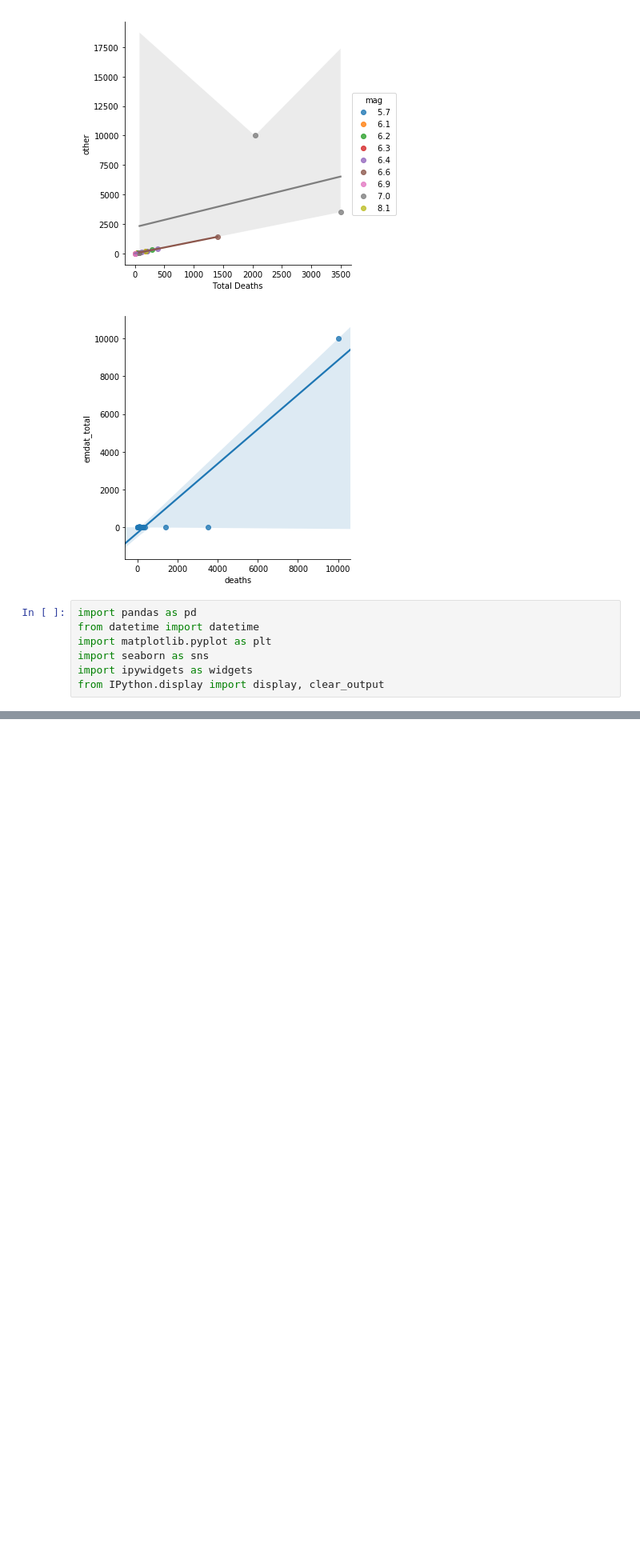
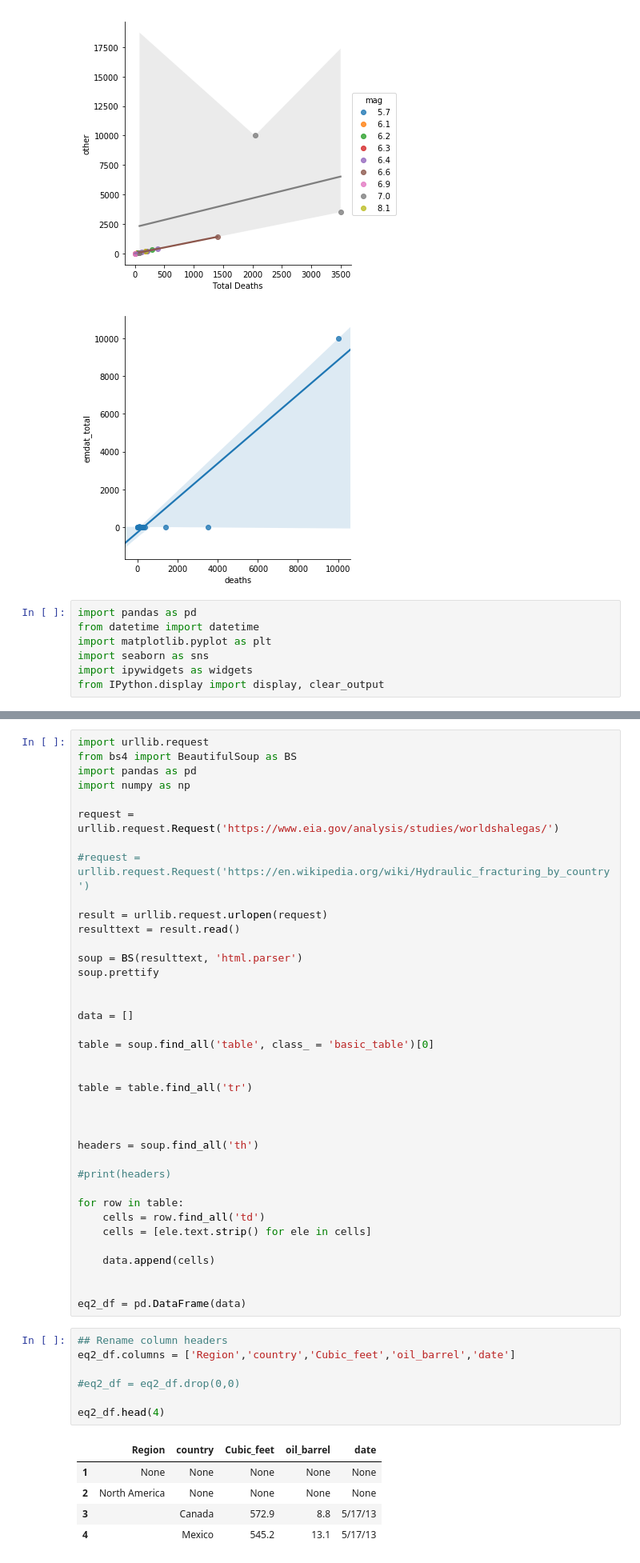
Before and after one commit to shrutijalewar/data-question-3-xtreme-united, a Jupyter notebook: Assigment3.ipynb, the cells around one changed output, grey strips where cells are left out. Shown at 80% size. Cells and saved outputs as stored; diff of their text form; blank space fills up the shorter version.

```diff
--- a/Assigment3.ipynb
+++ b/Assigment3.ipynb
@@ -319,0 +307,51 @@ base = world.plot(column = 'NAME', legend = False, ax = ax, cmap = 'Set2', marke
+# %%
+import urllib.request
+from bs4 import BeautifulSoup as BS
+import pandas as pd
+import numpy as np
+
+request = urllib.request.Request('https://www.eia.gov/analysis/studies/worldshalegas/')
+
+#request = urllib.request.Request('https://en.wikipedia.org/wiki/Hydraulic_fracturing_by_country')
+
+result = urllib.request.urlopen(request)
+resulttext = result.read()
+
+soup = BS(resulttext, 'html.parser')
+soup.prettify
+
+
+data = []
+
+table = soup.find_all('table', class_ = 'basic_table')[0]
+
+
+table = table.find_all('tr')
+
+
+
+headers = soup.find_all('th')
+
+#print(headers)
+
+for row in table:
+    cells = row.find_all('td')
+    cells = [ele.text.strip() for ele in cells]
+
+    data.append(cells)
+
+
+eq2_df = pd.DataFrame(data)
+# %%
+## Rename column headers
+eq2_df.columns = ['Region','country','Cubic_feet','oil_barrel','date']
+
+#eq2_df = eq2_df.drop(0,0)
+
+eq2_df.head(4)
+# %% [output]
+|  | Region | country | Cubic_feet | oil_barrel | date |
+| 1 | None | None | None | None | None |
+| 2 | North America | None | None | None | None |
+| 3 |  | Canada | 572.9 | 8.8 | 5/17/13 |
+| 4 |  | Mexico | 545.2 | 13.1 | 5/17/13 |
```
Also changed, not shown: parts of 10 cells of this notebook.
